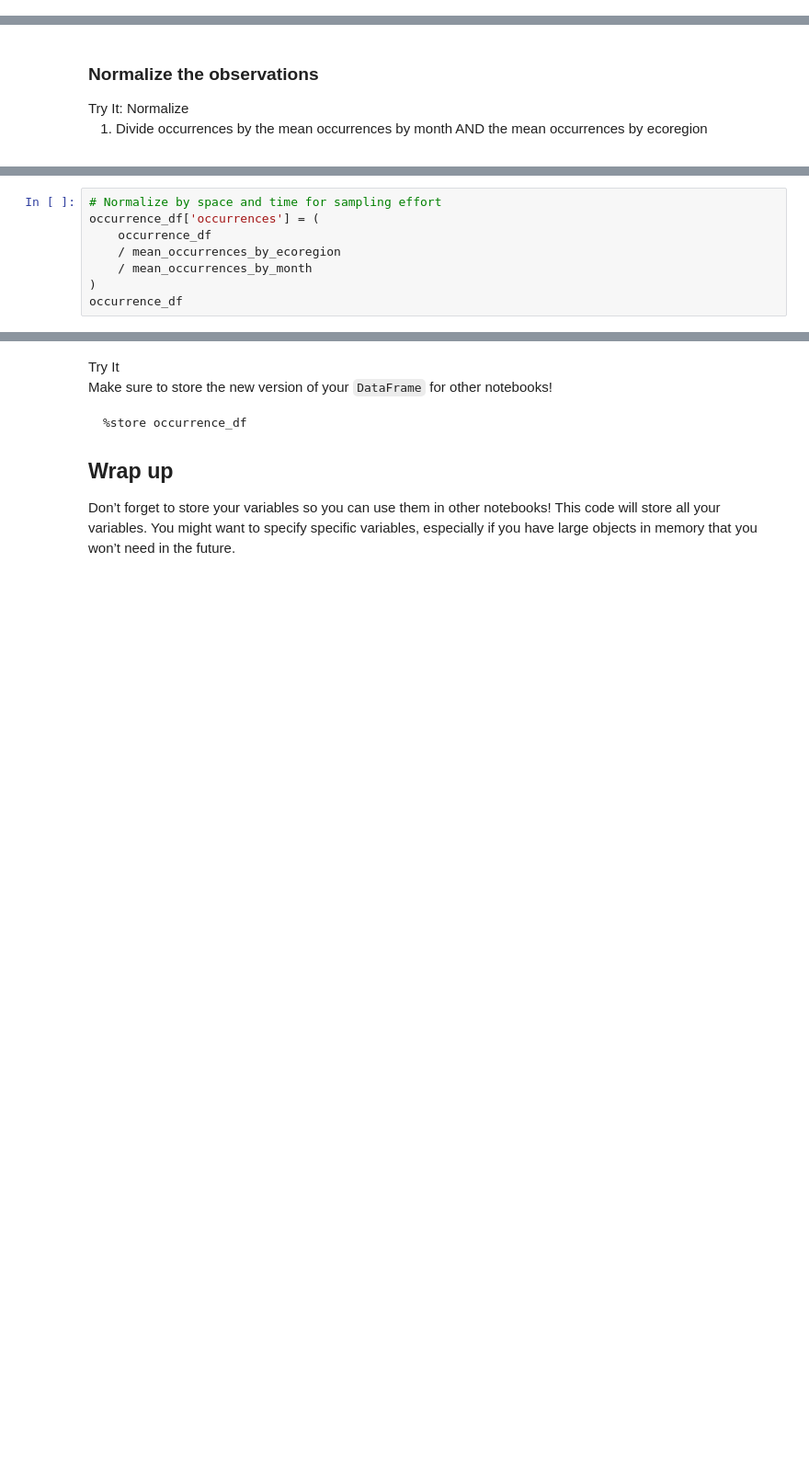
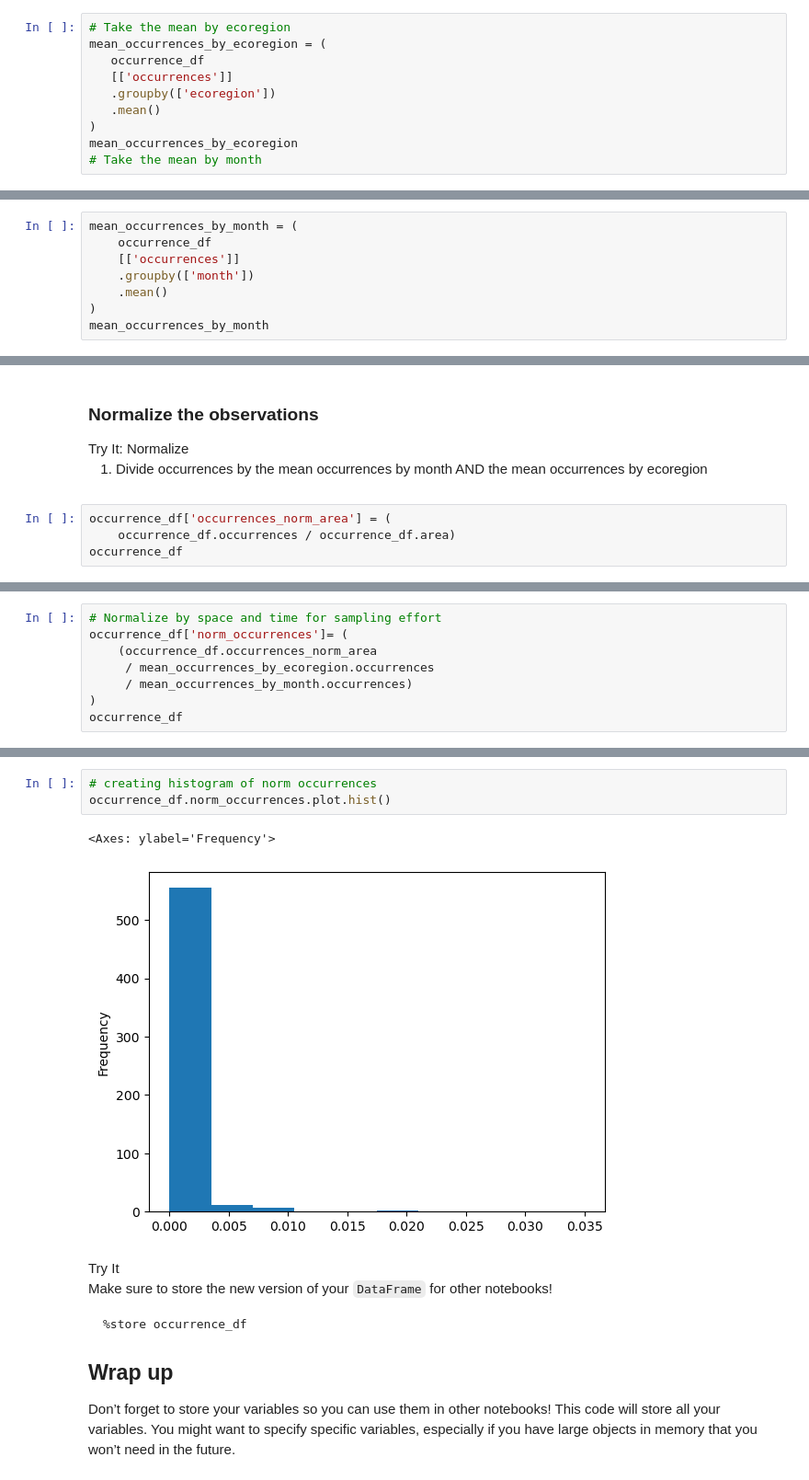
Before and after one commit to cu-esiil-edu/03-migration-rachelsadler, a Jupyter notebook: notebooks/migration-32-normalize.ipynb, the cells around one changed output, grey strips where cells are left out. Shown: that part at 92% size. Saved outputs shown, nothing was run; the diff lists cells and outputs as text; blank space fills up the shorter version.

Commit message:
normalize data and plot migration

```diff
--- a/notebooks/migration-32-normalize.ipynb
+++ b/notebooks/migration-32-normalize.ipynb
@@ -210,0 +150,10 @@ mean_occurrences_by_ecoregion
+# %%
+# Take the mean by ecoregion
+mean_occurrences_by_ecoregion = (
+   occurrence_df
+   [['occurrences']]
+   .groupby(['ecoregion'])
+   .mean()
+)
+mean_occurrences_by_ecoregion
+# Take the mean by month
@@ -210,0 +175,8 @@ mean_occurrences_by_ecoregion
+# %%
+mean_occurrences_by_month = (
+    occurrence_df
+    [['occurrences']]
+    .groupby(['month'])
+    .mean()
+)
+mean_occurrences_by_month
@@ -215,3 +202,7 @@ mean_occurrences_by_ecoregion
 <li>Divide occurrences by the mean occurrences by month AND the mean
 occurrences by ecoregion</li>
 </ol></div></div>
+# %%
+occurrence_df['occurrences_norm_area'] = (
+    occurrence_df.occurrences / occurrence_df.area)
+occurrence_df
@@ -218,9 +224,9 @@ occurrences by ecoregion</li>
 # %%
 # Normalize by space and time for sampling effort
-occurrence_df['occurrences'] = (
-    occurrence_df
-    / mean_occurrences_by_ecoregion
-    / mean_occurrences_by_month
+occurrence_df['norm_occurrences']= (
+    (occurrence_df.occurrences_norm_area
+     / mean_occurrences_by_ecoregion.occurrences
+     / mean_occurrences_by_month.occurrences)
 )
 occurrence_df
 # %% [output]
@@ -228,3 +247,9 @@ ValueError: Columns must be same length as key
+# %%
+# creating histogram of norm occurrences
+occurrence_df.norm_occurrences.plot.hist()
+# %% [output]
+<Axes: ylabel='Frequency'>
+[figure, added]
 # %% [markdown]
 <link rel="stylesheet" type="text/css" href="./assets/styles.css"><div class="callout callout-style-default callout-titled callout-task"><div class="callout-header"><div class="callout-icon-container"><i class="callout-icon"></i></div><div class="callout-title-container flex-fill">Try It</div></div><div class="callout-body-container callout-body"><p>Make sure to store the new version of your <code>DataFrame</code> for
 other notebooks!</p>
```
Also changed, not shown: parts of 7 cells of this notebook, 2 other files.
